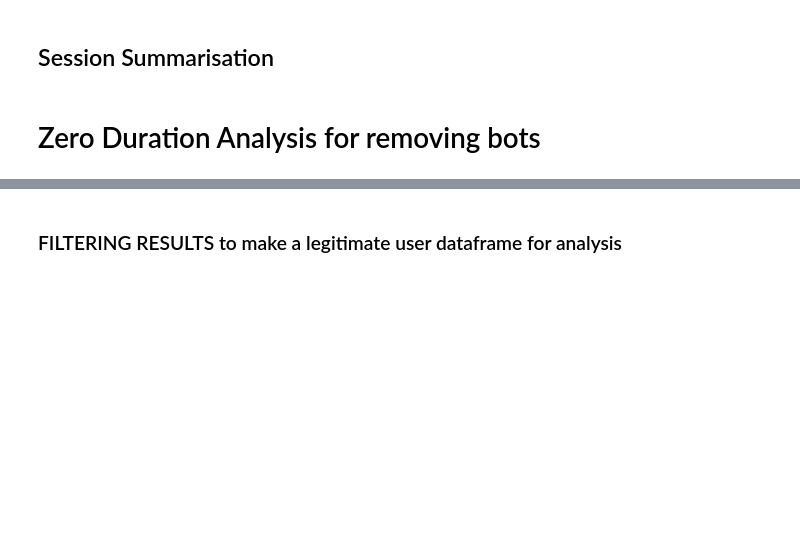
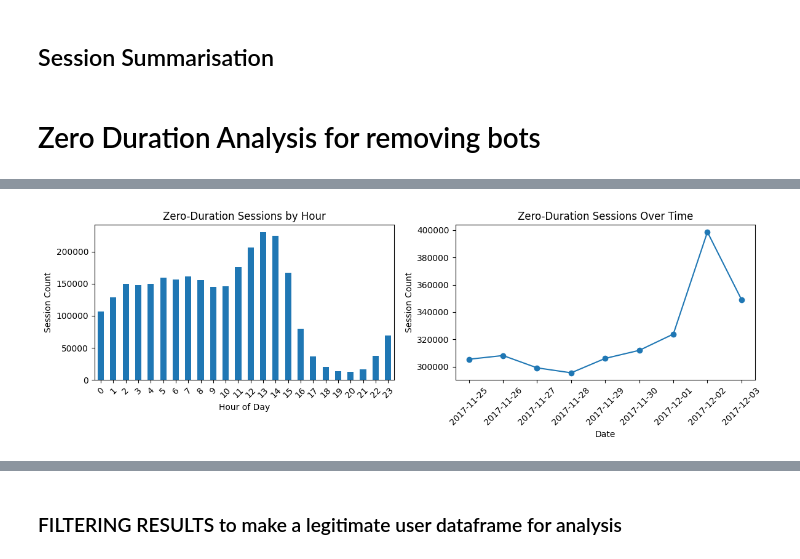
Before and after one commit to vivasvana1/FunnelAnalysis, a Jupyter notebook: FunnelAnalysis_1(Cleaning and Sampling).ipynb, the cells around one changed output, grey strips where cells are left out. Drawn from its saved outputs; the diff is of its cells as text; code cells hidden in the pictures; blank space fills up the shorter version.

```diff
--- a/FunnelAnalysis_1(Cleaning and Sampling).ipynb
+++ b/FunnelAnalysis_1(Cleaning and Sampling).ipynb
@@ -35,6 +37,6 @@ import plotly.express as px
 import pandas as pd
 
 
-# df=pd.read_csv("FunnelAnalysis.csv",index_col=0)
+df=pd.read_csv("FunnelAnalysis.csv",index_col=0)
 
-# df
+df
@@ -41,9 +57,9 @@ import pandas as pd
 # %%
-# df.columns = ['user_id', 'product_id', 'category_id', 'action', 'timestamp']
+df.columns = ['user_id', 'product_id', 'category_id', 'action', 'timestamp']
 # %%
 
-# df=df.sort_values(['user_id','timestamp'])
-# df.reset_index(drop=True, inplace=True)
+df=df.sort_values(['user_id','timestamp'])
+df.reset_index(drop=True, inplace=True)
 # %% [markdown]
 #### The columns were gibberishly named so named columns here and when ran again, it gave error as more than 5 columns due to adding features were generated so commented them out
 # %%
@@ -190,43 +238,45 @@ import pandas as pd
 # %%
-# # 1. Hourly distribution of zero-duration sessions
-# plt.figure(figsize=(12, 4))
-# plt.subplot(1, 2, 1)
-# zero_by_hour.plot(kind='bar')
-# plt.title('Zero-Duration Sessions by Hour')
-# plt.xlabel('Hour of Day')
-# plt.ylabel('Session Count')
-# plt.xticks(rotation=45)
+# 1. Hourly distribution of zero-duration sessions
+plt.figure(figsize=(12, 4))
+plt.subplot(1, 2, 1)
+zero_by_hour.plot(kind='bar')
+plt.title('Zero-Duration Sessions by Hour')
+plt.xlabel('Hour of Day')
+plt.ylabel('Session Count')
+plt.xticks(rotation=45)
 
-# # 2. Daily pattern over time
-# plt.subplot(1, 2, 2)
-# zero_by_date.head(20).plot(kind='line', marker='o')
-# plt.title('Zero-Duration Sessions Over Time')
-# plt.xlabel('Date')
-# plt.ylabel('Session Count')
-# plt.xticks(rotation=45)
-# plt.tight_layout()
-# plt.show()
+# 2. Daily pattern over time
+plt.subplot(1, 2, 2)
+zero_by_date.head(20).plot(kind='line', marker='o')
+plt.title('Zero-Duration Sessions Over Time')
+plt.xlabel('Date')
+plt.ylabel('Session Count')
+plt.xticks(rotation=45)
+plt.tight_layout()
+plt.show()
 
 
-# # Compare zero vs non-zero duration sessions
-# normal_sessions = df_sessions[df_sessions['session_duration'] > 0]
+# Compare zero vs non-zero duration sessions
+normal_sessions = df_sessions[df_sessions['session_duration'] > 0]
 
-# comparison_data = {
-#     'Metric': ['Total Sessions', 'Avg Actions', 'Avg Products', 'Purchase Rate'],
-#     'Zero Duration': [
-#         len(zero_duration_analysis),
-#         zero_duration_analysis['action_count'].mean(),
-#         zero_duration_analysis['unique_products'].mean(),
-#         zero_duration_analysis['purchased'].mean() * 100
-#     ],
-#     'Normal Sessions': [
-#         len(normal_sessions),
-#         normal_sessions['action_count'].mean() if len(normal_sessions) > 0 else 0,
-#         normal_sessions['unique_products'].mean() if len(normal_sessions) > 0 else 0,
-#         normal_sessions['purchased'].mean() * 100 if len(normal_sessions) > 0 else 0
-#     ]
-# }
+comparison_data = {
+    'Metric': ['Total Sessions', 'Avg Actions', 'Avg Products', 'Purchase Rate'],
+    'Zero Duration': [
+        len(zero_duration_analysis),
+        zero_duration_analysis['action_count'].mean(),
+        zero_duration_analysis['unique_products'].mean(),
+        zero_duration_analysis['purchased'].mean() * 100
+    ],
+    'Normal Sessions': [
+        len(normal_sessions),
+        normal_sessions['action_count'].mean() if len(normal_sessions) > 0 else 0,
+        normal_sessions['unique_products'].mean() if len(normal_sessions) > 0 else 0,
+        normal_sessions['purchased'].mean() * 100 if len(normal_sessions) > 0 else 0
+    ]
+}
 
-# comparison_df = pd.DataFrame(comparison_data)
-# print("\n=== ZERO VS NORMAL SESSION COMPARISON ===")
-# print(comparison_df.to_string(index=False))
+comparison_df = pd.DataFrame(comparison_data)
+print("\n=== ZERO VS NORMAL SESSION COMPARISON ===")
+print(comparison_df.to_string(index=False))
+# %% [output]
+[figure, added]
```
Also changed, not shown: parts of 17 cells of this notebook, 2 other files.
